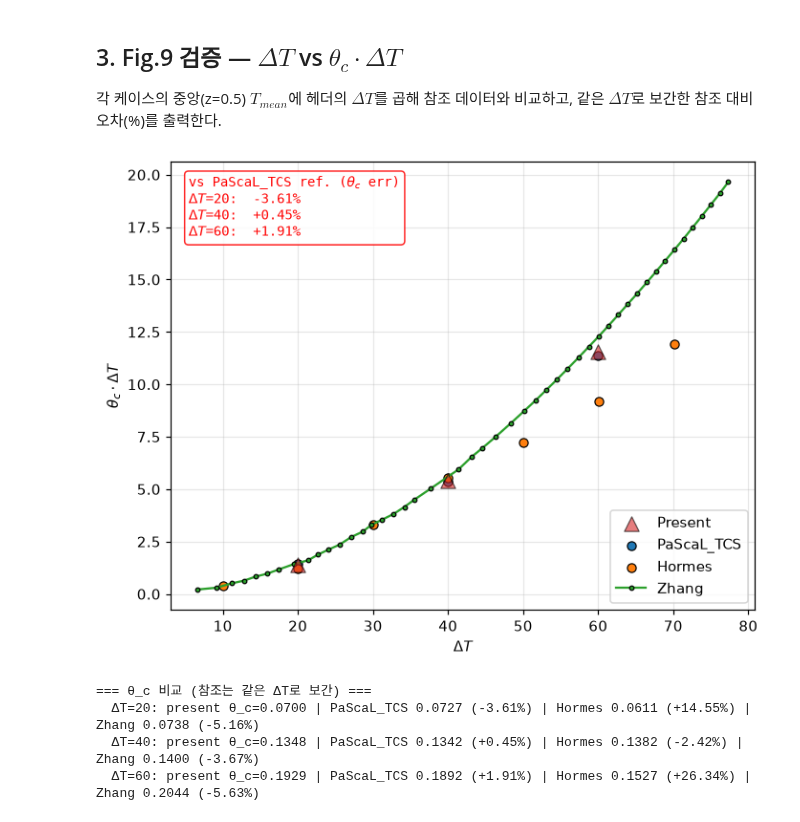
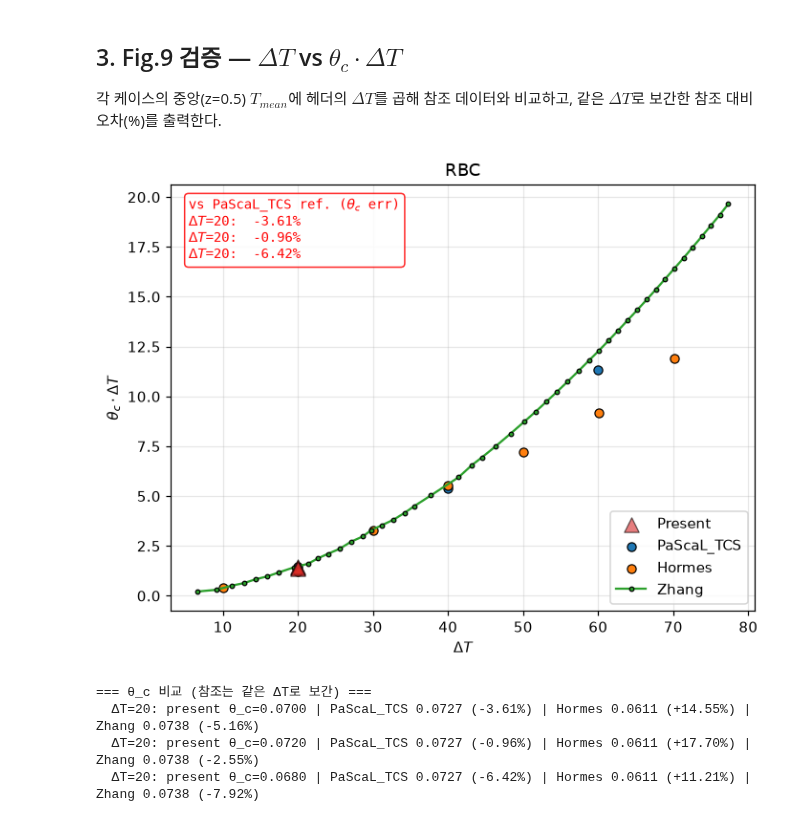
Before and after one commit to dontempty/MPM-STD_C, a Jupyter notebook: apps/rbc/fig9_data/plot_rbc_cases.ipynb, the cells around one changed output. Cells and saved outputs as stored; diff of their text form; code cells hidden in the pictures.

```diff
--- a/apps/rbc/fig9_data/plot_rbc_cases.ipynb
+++ b/apps/rbc/fig9_data/plot_rbc_cases.ipynb
@@ -33,12 +33,12 @@ plt.rcParams.update({
 # ==================== 여기만 수정 ====================
 # 케이스 경로: 런 디렉터리 또는 monitor.csv 경로. 재시작 이어붙이기는 리스트로 묶기.
 paths = [
-    # '../p8_deltat20_256_cold_cfl03',
-    # ['../p7_deltat40_z256_cold_cfl03', '../p7b_deltat40_z256_resume'],
-    # '../p9_deltat60_256_cold_cfl03',
     '../reorder_cold_dt20',
-    '../reorder_cold_dt40',
-    '../reorder_cold_dt60',
+    # '../reorder_cold_dt40',
+    # '../reorder_cold_dt60',
+    '../reorder_cold_dt20_dt001',
+    '../reorder_cold_dt20_flip'
+
 ]
 names = None        # None이면 디렉터리 이름을 케이스 이름으로 사용 (리스트면 마지막 디렉터리)
 X_AXIS = 't'        # §1 시계열 x축: 't' 또는 'step'
@@ -346,37 +346,38 @@ for reference_name, reference_data in references.items():
 
 ax.set_xlabel(r'$\Delta T$')
 ax.set_ylabel(r'$\theta_c \cdot \Delta T$')
+ax.set_title("RBC")
 ax.legend()
 
 # --- PaScaL_TCS 참조 대비 θ_c 오차를 Figure 안에 빨간 글자로 표시 ---
 # (in-figure 텍스트는 mathtext/ASCII만 사용 — matplotlib 기본 폰트 한글 미지원 회피)
 pascal_data = references.get('PaScaL_TCS')
 if pascal_data is not None and present_targets:
     error_lines = [r'vs PaScaL_TCS ref. ($\theta_c$ err)']
     for target, value in zip(present_targets, present_values):
         reference_theta = np.interp(target, pascal_data[:, 0], pascal_data[:, 1]) / target
         error = (value / target - reference_theta) / reference_theta * 100
         error_lines.append(rf'$\Delta T$={target:g}:  {error:+.2f}%')
     ax.text(0.03, 0.97, '\n'.join(error_lines),
             transform=ax.transAxes, color='red', fontsize=9,
             va='top', ha='left', family='monospace',
             bbox=dict(boxstyle='round', facecolor='white',
                       edgecolor='red', alpha=0.85))
 
 fig.tight_layout()
 plt.show()
 
 print('=== θ_c 비교 (참조는 같은 ΔT로 보간) ===')
 for target, value in zip(present_targets, present_values):
     parts = [f'ΔT={target:g}: present θ_c={value / target:.4f}']
     for reference_name, reference_data in references.items():
         reference_theta = np.interp(target, reference_data[:, 0], reference_data[:, 1]) / target
         error = (value / target - reference_theta) / reference_theta * 100
         parts.append(f'{reference_name} {reference_theta:.4f} ({error:+.2f}%)')
     print('  ' + ' | '.join(parts))
 # %% [output]
-[figure, old version]
+[figure, new version]
 === θ_c 비교 (참조는 같은 ΔT로 보간) ===
   ΔT=20: present θ_c=0.0700 | PaScaL_TCS 0.0727 (-3.61%) | Hormes 0.0611 (+14.55%) | Zhang 0.0738 (-5.16%)
-  ΔT=40: present θ_c=0.1348 | PaScaL_TCS 0.1342 (+0.45%) | Hormes 0.1382 (-2.42%) | Zhang 0.1400 (-3.67%)
-  ΔT=60: present θ_c=0.1929 | PaScaL_TCS 0.1892 (+1.91%) | Hormes 0.1527 (+26.34%) | Zhang 0.2044 (-5.63%)
+  ΔT=20: present θ_c=0.0720 | PaScaL_TCS 0.0727 (-0.96%) | Hormes 0.0611 (+17.70%) | Zhang 0.0738 (-2.55%)
+  ΔT=20: present θ_c=0.0680 | PaScaL_TCS 0.0727 (-6.42%) | Hormes 0.0611 (+11.21%) | Zhang 0.0738 (-7.92%)
```
Also changed, not shown: parts of 4 cells of this notebook, 2 other files.
